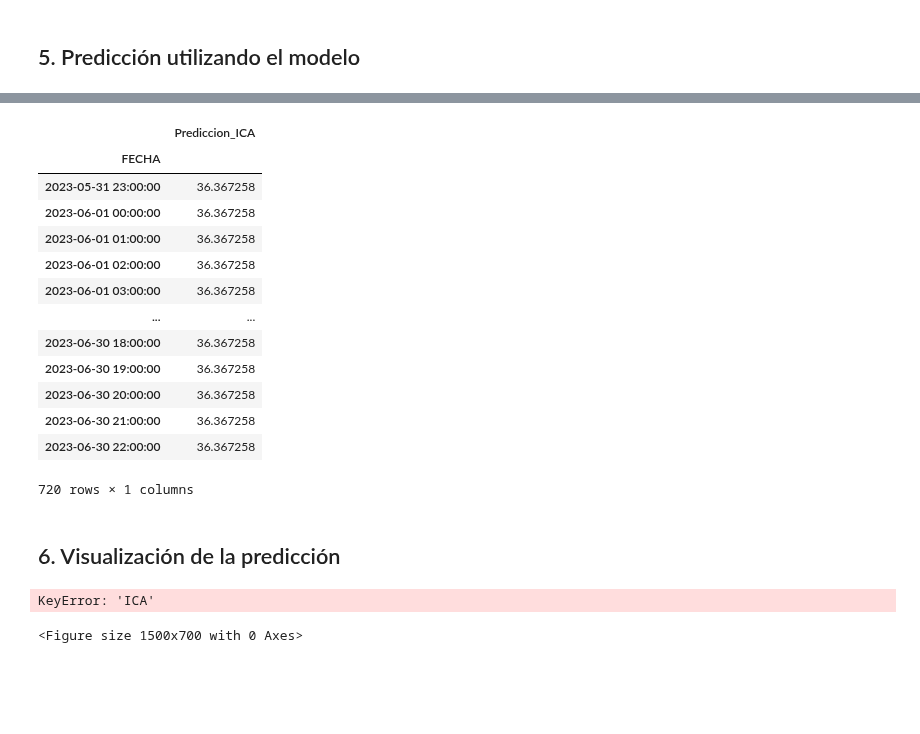
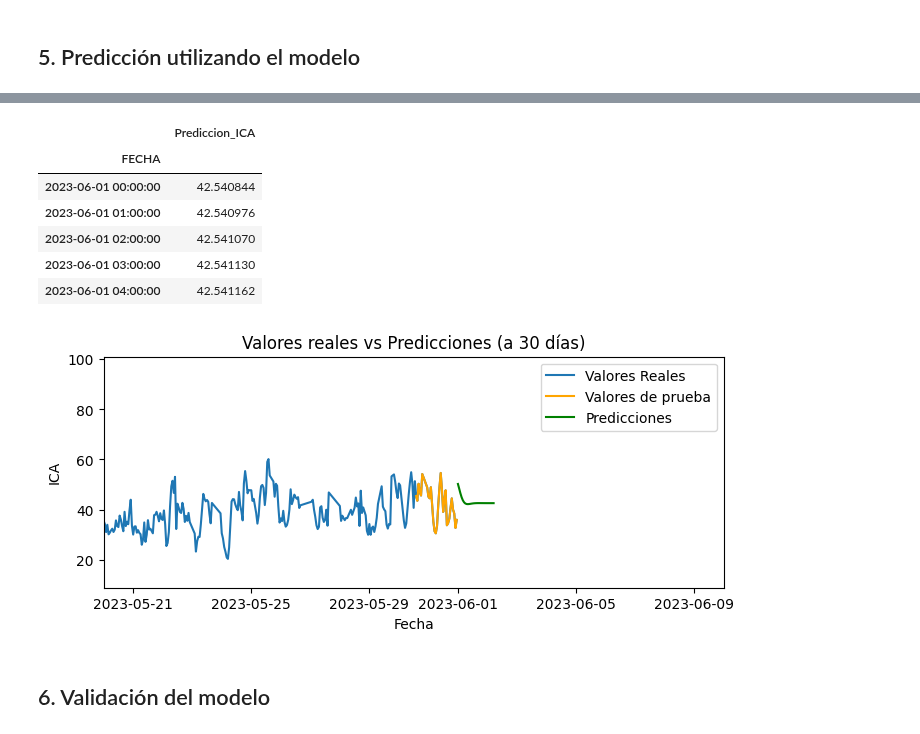
Before and after one commit to EmmaMontalban/grupo1_analisis, a Jupyter notebook: modelos/5. modelo_arima_Emma.ipynb, the cells around one changed output, grey strips where cells are left out. Cells and saved outputs as stored; diff of their text form; code cells hidden in the pictures; blank space fills up the shorter version.

```diff
--- a/modelos/5. modelo_arima_Emma.ipynb
+++ b/modelos/5. modelo_arima_Emma.ipynb
@@ -156,8 +160,8 @@ fig.tight_layout()
 serie_a_predecir = y
 
 # Predecir valor del ICA en los próximos 30 días
-y_train = df[:-720]
-y_test = df[-720:]
+y_train = df[:-30]
+y_test = df[-30:]
 
 print(y_train.head())
 print(y_test.head())
@@ -318,8 +322,6 @@ results = model.fit()
 
 En resumen, los coeficientes estimados y los resultados de la prueba de significancia te proporcionan información sobre cómo las observaciones y los errores rezagados contribuyen a la predicción de la serie temporal. Los p-valores bajos y los intervalos de confianza estrechos indican la importancia y la precisión de los coeficientes. Además, el valor de sigma2 te da una idea de la varianza del ruido en el modelo ajustado.
 # %%
-results = model.fit()
-
 print(results.summary().tables[1])
 # %% [output]
 ==============================================================================
@@ -345,6 +365,7 @@ Interprentado los gráficos podemos observar lo siguiente:
 # %% [markdown]
 ## 5. Predicción utilizando el modelo
 # %%
-prediction = results.predict(start=len(df), end=len(df) + 719)
-prediction
+# Obtener predicciones y mostrarlas por consola
+predictions = results.predict(start=len(df), end=len(df)+29)
+predictions.head()
 # %% [output]
@@ -363,4 +378,6 @@ Name: predicted_mean, Length: 720, dtype: float64
 # %%
-prediction_index = pd.date_range(start=df.index[-1], periods=720, freq='H')  # Ajusta la frecuencia 'H' según tus datos
-prediction_index
+forecast = results.get_forecast(steps=30)
+forecast_values = forecast.predicted_mean
+forecast_index = pd.date_range(start=df.index[-1], periods=31, freq='H')[1:]
+forecast_index
 # %% [output]
@@ -379,33 +400,33 @@ DatetimeIndex(['2023-05-31 23:00:00', '2023-06-01 00:00:00',
 # %%
-prediction_df = pd.DataFrame({'FECHA': prediction_index, 'Prediccion_ICA': prediction})
+prediction_df = pd.DataFrame({'FECHA': forecast_index, 'Prediccion_ICA': predictions})
 prediction_df.set_index('FECHA', inplace=True)
-prediction_df
+
+# Ajustar las longitudes de y_test['ICA'] y forecast_values
+y_test_adjusted = y_test.iloc[:len(forecast_values)]
+prediction_df.head()
 # %% [output]
 |  | Prediccion_ICA |
 | FECHA |  |
-| 2023-05-31 23:00:00 | 36.367258 |
-| 2023-06-01 00:00:00 | 36.367258 |
-| 2023-06-01 01:00:00 | 36.367258 |
-| 2023-06-01 02:00:00 | 36.367258 |
-| 2023-06-01 03:00:00 | 36.367258 |
-| ... | ... |
-| 2023-06-30 18:00:00 | 36.367258 |
-| 2023-06-30 19:00:00 | 36.367258 |
-| 2023-06-30 20:00:00 | 36.367258 |
-| 2023-06-30 21:00:00 | 36.367258 |
-| 2023-06-30 22:00:00 | 36.367258 |
+| 2023-06-01 00:00:00 | 42.540844 |
+| 2023-06-01 01:00:00 | 42.540976 |
+| 2023-06-01 02:00:00 | 42.541070 |
+| 2023-06-01 03:00:00 | 42.541130 |
+| 2023-06-01 04:00:00 | 42.541162 |
-720 rows × 1 columns
-# %% [markdown]
-## 6. Visualización de la predicción
-# %%
-plt.figure(figsize=(15, 7))
-plt.plot(df['ICA'], label='Datos originales')
-plt.plot(prediction_df['Prediccion_ICA'], label='Predicción')
-plt.title('Predicción del ICA utilizando ARIMA')
-plt.xlabel('Fecha')
-plt.ylabel('ICA')
-plt.legend()
-plt.show()
-# %% [output]
-KeyError: 'ICA'
-<Figure size 1500x700 with 0 Axes>
+# %%
+# Dimensionar el gráfico
+plt.figure(figsize=(8, 3))
+
+# Visualizar en un gráfico los valores reales, los valores de prueba y las predicciones
+plt.plot(df.index, df.values, label='Valores Reales')
+plt.plot(y_test_adjusted.index, y_test_adjusted['ICA'], color='orange', label='Valores de prueba')  # Agregar esta línea
+plt.plot(forecast_index, forecast_values, color='green', label='Predicciones')
+plt.xlabel('Fecha')
+plt.ylabel('ICA')
+plt.xlim(pd.Timestamp('2023-05-20'), pd.Timestamp('2023-06-10'))  # Mostrar solo el periodo de mayo a julio de 2023
+plt.legend()
+plt.title('Valores reales vs Predicciones (a 30 días)')
+plt.show()
+# %% [output]
+[figure, added]
+# %% [markdown]
+## 6. Validación del modelo
```
Also changed, not shown: parts of 22 cells of this notebook, 1 other file.
